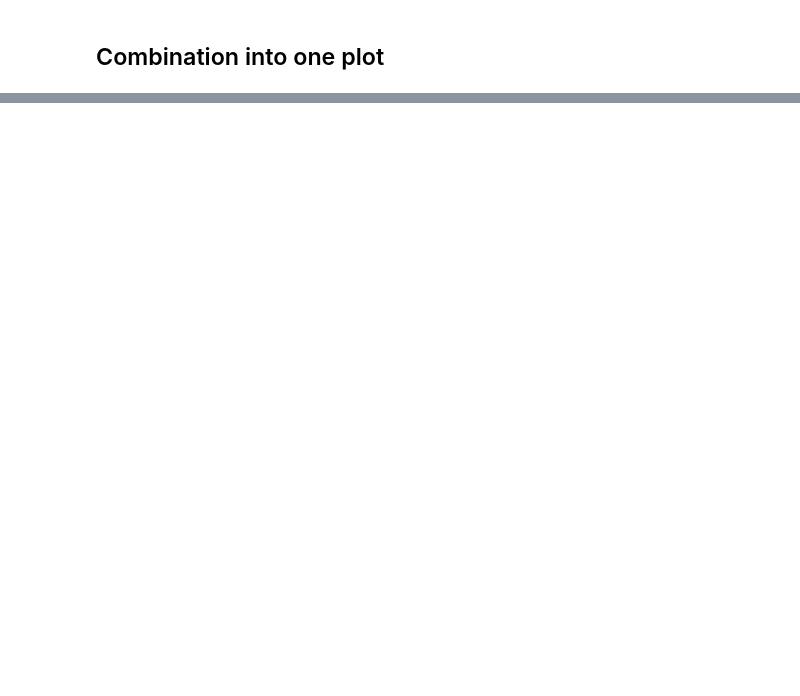
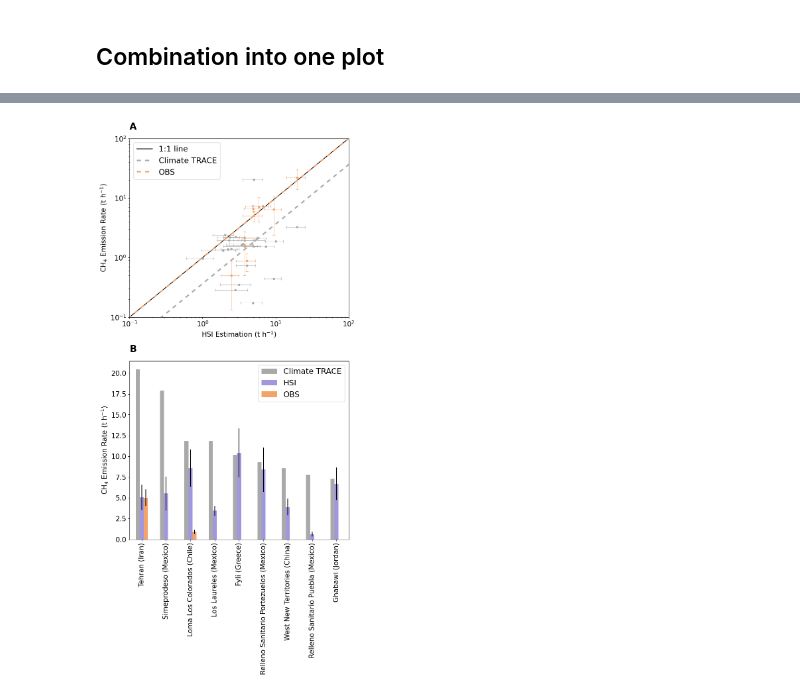
Before and after one commit to zxdawn/Hyper-Landfill, a Jupyter notebook: notebooks/emission_comp.ipynb, the cells around one changed output, grey strips where cells are left out. Saved outputs shown, nothing was run; the diff lists cells and outputs as text; code cells hidden in the pictures; blank space fills up the shorter version.

```diff
--- a/notebooks/emission_comp.ipynb
+++ b/notebooks/emission_comp.ipynb
@@ -716,0 +713,93 @@ HSI v.s. OBS, slope:  0.9994323206715918 R2:  0.88508581476014
+# %%
+fig, axs = plt.subplots(figsize=(8, 17), nrows=2)
+
+axs = axs.flatten()
+
+ax = axs[0]
+l1 = ax.axline(xy1=(0, 0), slope=1, label=f'1:1 line',  c='k')
+
+# ---- HSI v.s. Climate TRACE ---
+x = df_merge_ct['HSI'].values * 1e3 / 365 / 24  # t/h
+xerr = x * df_merge_ct['HSI uncertainty (%)'] *1e-2
+y = df_merge_ct['Climate TRACE'].values * 1e3 / 365 / 24  # t/h
+
+slope, r_squared = fit_line(x, y)
+
+# l2 = ax.axline(xy1=(0, 0), slope=slope, label=f'y = {slope:.1f}x (R$^2$ = {r_squared:.2f})', c='C0', linestyle='--')
+# l2 = ax.axline(xy1=(0, 0), slope=slope, label='Climate TRACE', c='C0', linestyle='--')
+ax.plot(range(300), slope*range(300), label='Climate TRACE', c='darkgray', linestyle='--', dashes=(3, 3), linewidth=3)
+
+# ax.scatter(x, y)
+ax.errorbar(x, y, xerr=xerr, c='darkgray', fmt='o', capsize=3, markersize=4, elinewidth=0.6)
+
+# ---- HSI v.s. OBS ---
+x = df_merge_obs_nonan['emission'].values * 1e3 / 365 / 24  # t/h
+xerr = x * df_merge_obs_nonan['emission_uncertainty(%)'] *1e-2
+y = df_merge_obs_nonan['emission_obs'].values * 1e3 / 365 / 24  # t/h
+yerr = df_merge_obs_nonan['uncertainty_obs'].values * 1e3 / 365 / 24  # t/h
+
+# import statsmodels.formula.api as smf
+# model = smf.ols('y~ x - 1', data={'x': x, 'y': y}).fit()
+# slope = model.params['x']
+# rsquared = model.rsquared
+
+slope, r_squared = fit_line(x, y)
+print('HSI v.s. OBS, slope: ', slope, 'R2: ', r_squared)
+# l3 = ax.axline(xy1=(0, 0), slope=slope, label=f'y = {slope:.1f}x (R$^2$ = {r_squared:.2f})', c='darkorange', linestyle='--')
+# l3 = ax.axline(xy1=(0, 0), slope=slope, label='OBS', c='darkorange', linestyle='--')
+ax.plot(range(300), slope*range(300), label='OBS', c='#f3a26a', linestyle='--', dashes=(3, 3), linewidth=3)
+ax.errorbar(x, y, xerr=xerr, yerr=yerr, fmt='o', capsize=3, markersize=4, elinewidth=0.6, c='#f3a26a')
+
+# plot scatter
+# def dfScatter(df, ax, xcol='emission', ycol='emission_obs', catcol='type'):
+#     categories = np.unique(df[catcol])
+#     colors = np.linspace(0, 1, len(categories))
+#     colordict = dict(zip(categories, colors))
+
+#     df["Color"] = df[catcol].apply(lambda x: colordict[x])
+#     ax.scatter(df[xcol], df[ycol], c=df.Color, cmap='viridis', s=4, zorder=10)
+
+# dfScatter(df_merge_obs_nonan, ax)
+
+ax.set_xlabel('HSI Estimation (t h$^{-1}$)')
+ax.set_ylabel('CH$_4$ Emission Rate (t h$^{-1}$)')
+
+ax.legend(loc='upper left')
+ax.set_xscale('log')
+ax.set_yscale('log')
+ax.set_xlim(0.1, 100)
+ax.set_ylim(0.1, 100)
+
+# ---- TOP 20 Climate Trace ----
+ax = axs[1]
+
+df_merge_all_t_h = df_merge_all.copy()
+df_merge_all_t_h['Climate TRACE'] *= 1e3 / 365 / 24
+df_merge_all_t_h['HSI'] *= 1e3 / 365 / 24
+df_merge_all_t_h['OBS'] *= 1e3 / 365 / 24
+df_merge_all_t_h['OBS uncertainty'] *= 1e3 / 365 / 24
+
+df_merge_all_t_h.plot(ax=ax,
+                x='xname', y=['Climate TRACE', 'HSI', 'OBS'],
+                yerr=[[0]*len(df_merge_all_t_h),
+                        df_merge_all_t_h['HSI']*df_merge_all_t_h['HSI uncertainty (%)']*1e-2,
+                        df_merge_all_t_h['OBS uncertainty'],
+                        ],
+                kind="bar",
+                # color=['darkgrey', 'C0', 'darkorange'],
+                color=['darkgray', '#9f98de', '#f3a26a'],
+                rot=90,
+                )
+ax.set_xlabel('')
+ax.set_ylabel('CH$_4$ Emission Rate (t h$^{-1}$)')
+ax.set_ylim(ymin=0)
+
+for n, ax in enumerate(axs):
+    # plot wind quivers
+    ax.text(0, 1.05, string.ascii_uppercase[n],
+            transform=ax.transAxes,
+            size=20, weight='bold')
+
+fig.tight_layout()
+fig.savefig('../figures/emission_comp.pdf')
+# %% [output]
@@ -717,3 +809,4 @@ HSI v.s. OBS, slope:  0.9994323206715918 R2:  0.88508581476014
+[figure, added]
 # %%
 # Mean bias and RMSE for landfill hotspot comparison
 bias = np.mean(df_merge_obs_nonan['emission'] - df_merge_obs_nonan['emission_obs'])
```
Also changed, not shown: parts of 9 cells of this notebook, 2 other files.
